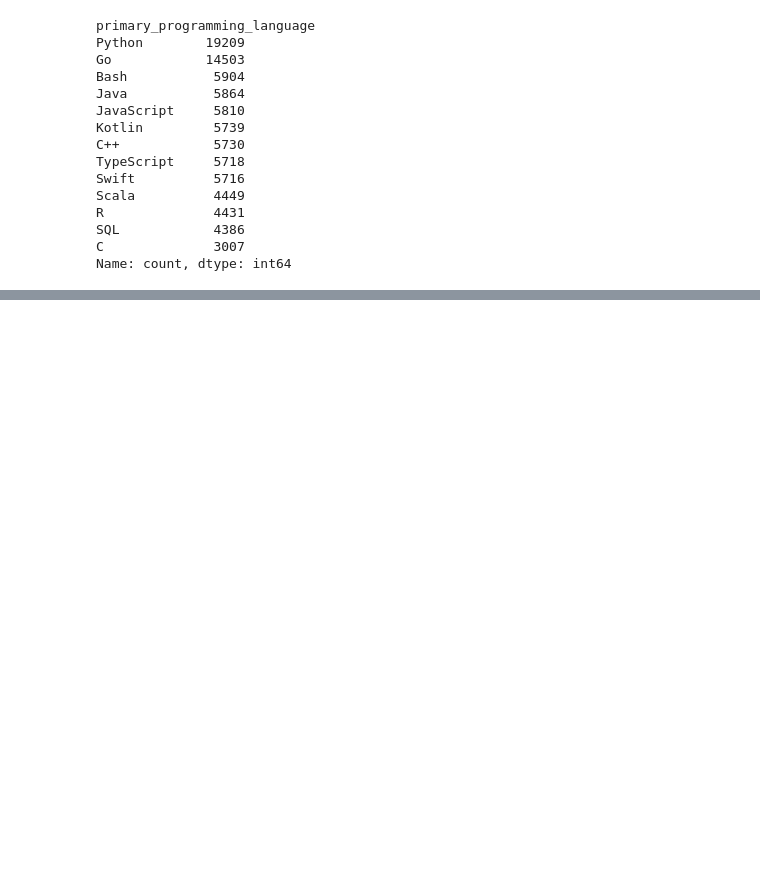
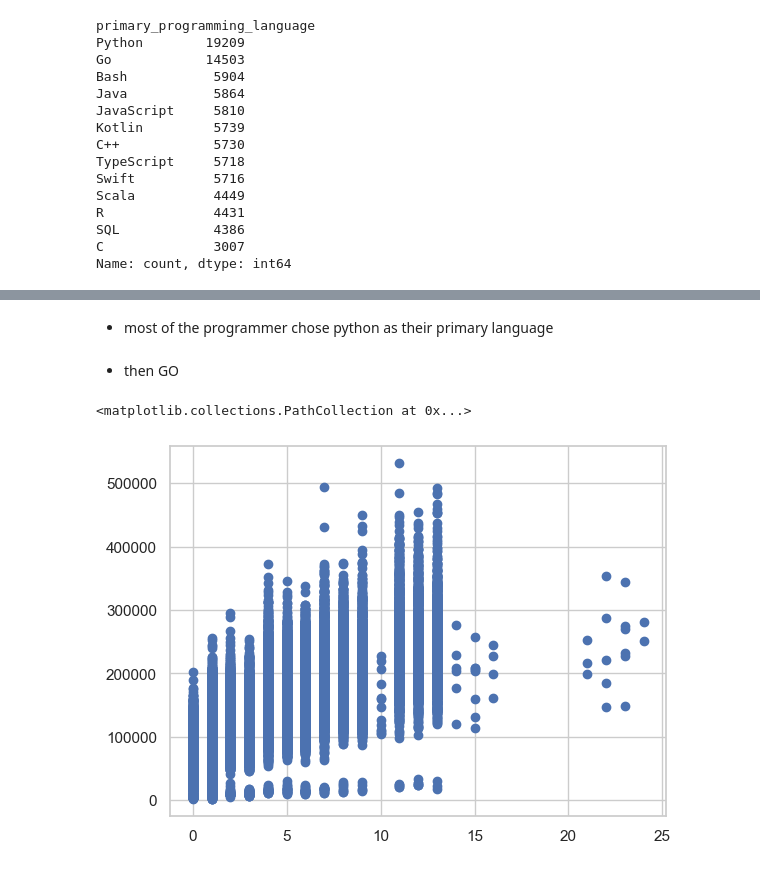
Before and after one commit to noobcoder909/task_2, a Jupyter notebook: pandas_and_seaborn.ipynb, the cells around one changed output, grey strips where cells are left out. Cells and saved outputs as stored; diff of their text form; code cells hidden in the pictures; blank space fills up the shorter version.

```diff
--- a/pandas_and_seaborn.ipynb
+++ b/pandas_and_seaborn.ipynb
@@ -622,0 +623,9 @@ plt.show()
+# %% [markdown]
+- most of the programmer chose python as their primary language
+# %% [markdown]
+- then GO
+# %%
+plt.scatter(df['years_experience_min'], df['salary_min_usd'])
+# %% [output]
+<matplotlib.collections.PathCollection at 0x...>
+[figure, added]
```
Also changed, not shown: parts of 25 cells of this notebook.
